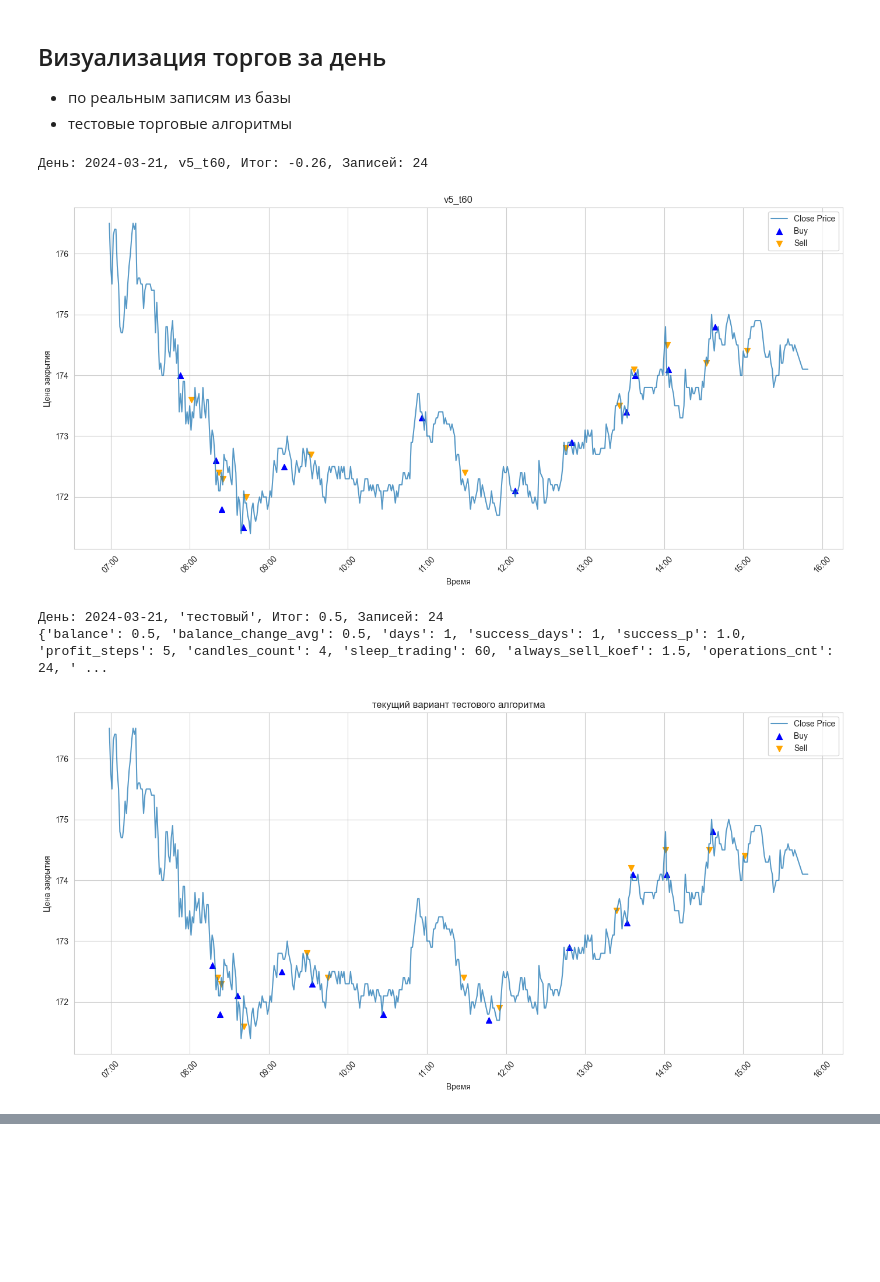
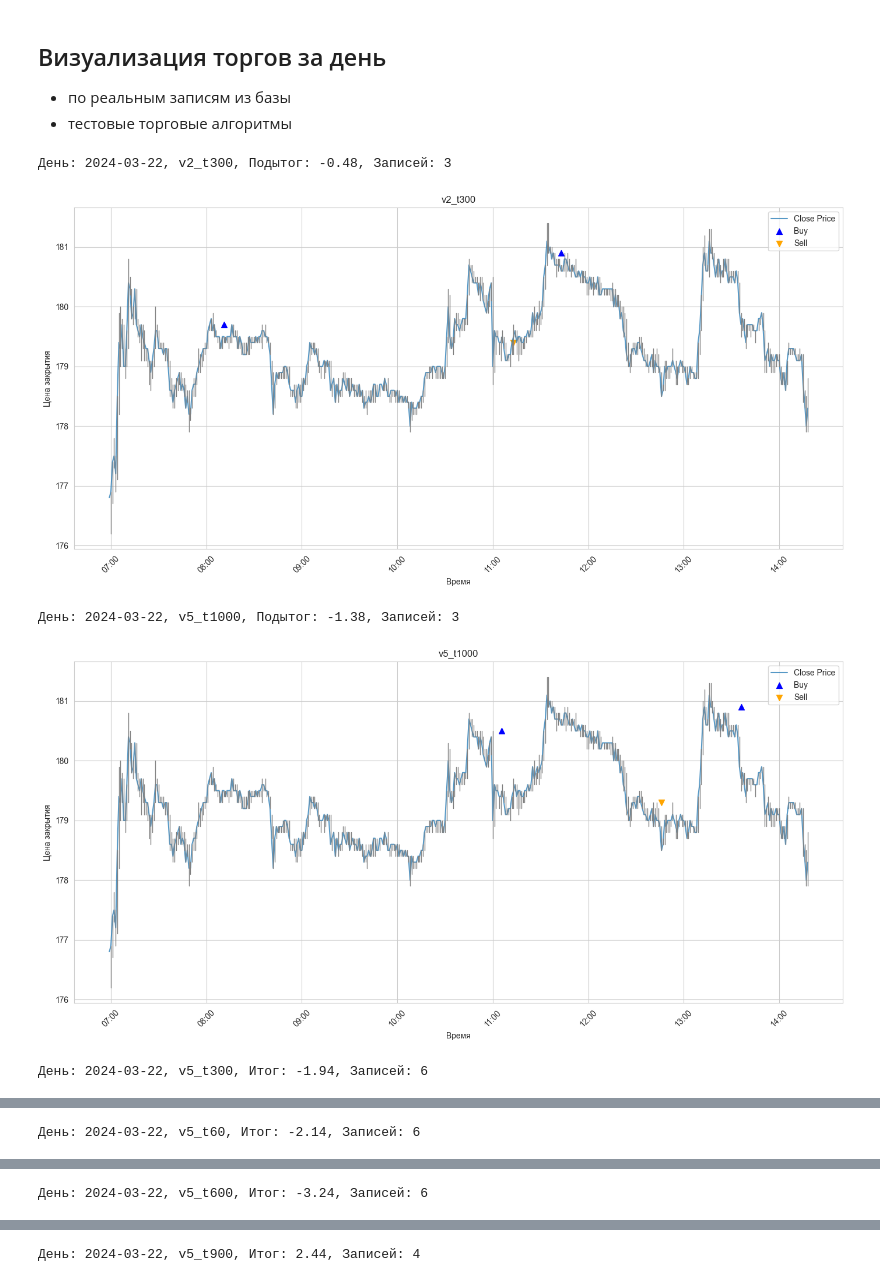
Before and after one commit to sapozhkov/fin, a Jupyter notebook: visualise_trading.ipynb, the cells around one changed output, grey strips where cells are left out. Saved outputs shown, nothing was run; the diff lists cells and outputs as text; code cells hidden in the pictures; blank space fills up the shorter version.

```diff
--- a/visualise_trading.ipynb
+++ b/visualise_trading.ipynb
@@ -16,6 +16,7 @@ TOKEN = os.getenv("INVEST_TOKEN")
 TICKER = 'RNFT'
 FIGI = 'BBG00F9XX7H4'
 # %%
+from datetime import datetime
 from lib.visaualize import Visualize
 from lib.historical_candles import HistoricalCandles
 from lib.historical_trade import HistoricalTrade
@@ -24,15 +25,19 @@ from test_env.test_alg import TestAlgorithm
 historical_trade = HistoricalTrade()
 data_handler = HistoricalCandles(TOKEN, FIGI, TICKER)
 
-date = '2024-03-20'
+date = None # '2024-03-21'
+alg_name = None #'v5_t60'
 
 viz = Visualize(data_handler)
 
 def show_test_alg(date_):
+    if date_ is None:
+        date_ = datetime.now().strftime('%Y-%m-%d')
+
     test_alg = TestAlgorithm(TOKEN, TICKER, FIGI, do_printing=False)
 
     result = test_alg.test(
-        last_test_date = date,
+        last_test_date = date_,
         test_days_num = 1, # тут берем всегда только 1 день для этого файла
 
         profit_steps=5,
@@ -40,36 +45,36 @@ def show_test_alg(date_):
 
         take_profit_percent=1.5,
 
         sleep_trading=1 * 60,
         sleep_no_trade=300,
         no_operation_timeout_seconds=300,
     )
 
     print(f"День: {date_}, 'тестовый', Итог: {result['balance']}, Записей: {result['operations_cnt']}")
     print(result)
 
     viz.draw(
         date_,
         test_alg.accounting_helper.get_deals(),
         'текущий вариант тестового алгоритма'
     )
 
-results = historical_trade.get_daily_totals(date, 'v5_t60')
+results = historical_trade.get_daily_totals(date, alg_name)
 
 for obj in results:
     print(f"День: {obj.date}, {obj.alg_name}, "
           f"{'Итог' if obj.is_closed else 'Подытог'}: {obj.total}, "
           f"Записей: {obj.cnt}")
     viz.draw(
         obj.date,
         historical_trade.get_deals(obj.date, obj.alg_name),
         obj.alg_name
     )
 
 show_test_alg(date)
 # %% [output]
-День: 2024-03-21, v5_t60, Итог: -0.26, Записей: 24
+День: 2024-03-22, v2_t300, Подытог: -0.48, Записей: 3
-[figure, old version]
+[figure, new version]
-День: 2024-03-21, 'тестовый', Итог: 0.5, Записей: 24
-{'balance': 0.5, 'balance_change_avg': 0.5, 'days': 1, 'success_days': 1, 'success_p': 1.0, 'profit_steps': 5, 'candles_count': 4, 'sleep_trading': 60, 'always_sell_koef': 1.5, 'operations_cnt': 24, ' ...
+День: 2024-03-22, v5_t1000, Подытог: -1.38, Записей: 3
-[figure, old version]
+[figure, new version]
+День: 2024-03-22, v5_t300, Итог: -1.94, Записей: 6
@@ -75,0 +82 @@ show_test_alg(date)
+День: 2024-03-22, v5_t60, Итог: -2.14, Записей: 6
@@ -75,0 +84 @@ show_test_alg(date)
+День: 2024-03-22, v5_t600, Итог: -3.24, Записей: 6
@@ -75,0 +86 @@ show_test_alg(date)
+День: 2024-03-22, v5_t900, Итог: 2.44, Записей: 4
```
Also changed, not shown: parts of 1 cell of this notebook.
